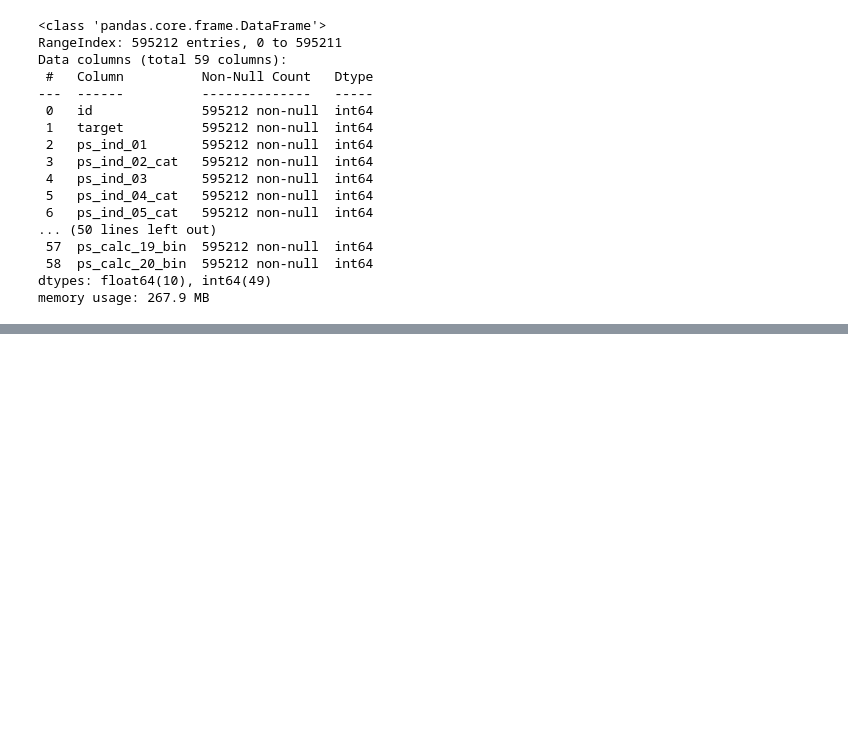
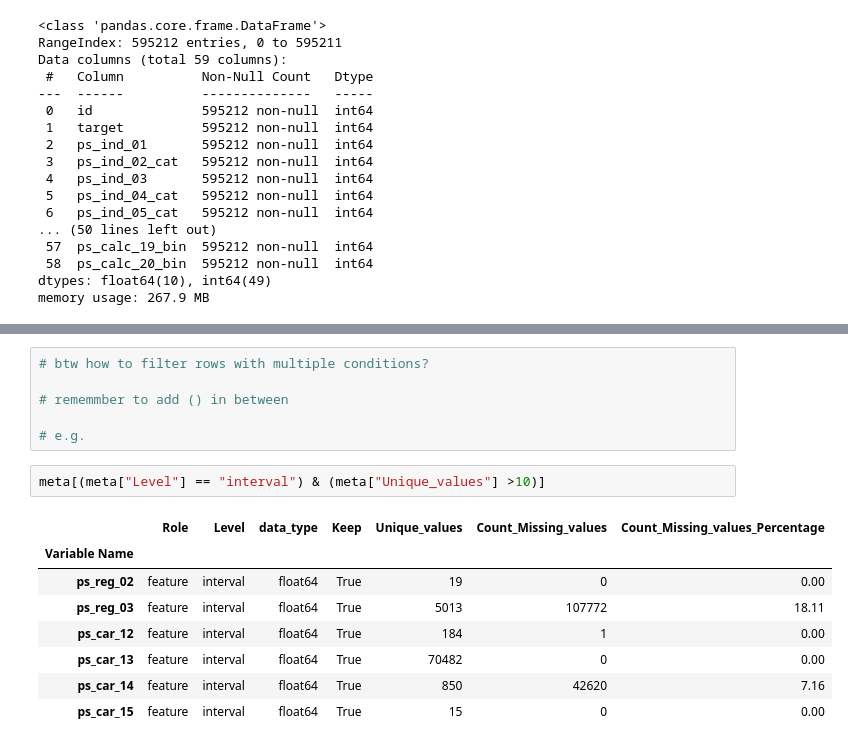
Before and after one commit to nichowu/Porto-Seguro-Safe-Driver-Prediction, a Jupyter notebook: porto-seguro-safe-driving.ipynb, the cells around one changed output, grey strips where cells are left out. Drawn from its saved outputs; the diff is of its cells as text; blank space fills up the shorter version.

```diff
--- a/porto-seguro-safe-driving.ipynb
+++ b/porto-seguro-safe-driving.ipynb
@@ -181,0 +358,17 @@ df_train.describe()
+# %%
+# btw how to filter rows with multiple conditions?
+
+# rememmber to add () in between
+
+# e.g.
+# %%
+meta[(meta["Level"] == "interval") & (meta["Unique_values"] >10)]
+# %% [output]
+|  | Role | Level | data_type | Keep | Unique_values | Count_Missing_values | Count_Missing_values_Percentage |
+| Variable Name |  |  |  |  |  |  |  |
+| ps_reg_02 | feature | interval | float64 | True | 19 | 0 | 0.00 |
+| ps_reg_03 | feature | interval | float64 | True | 5013 | 107772 | 18.11 |
+| ps_car_12 | feature | interval | float64 | True | 184 | 1 | 0.00 |
+| ps_car_13 | feature | interval | float64 | True | 70482 | 0 | 0.00 |
+| ps_car_14 | feature | interval | float64 | True | 850 | 42620 | 7.16 |
+| ps_car_15 | feature | interval | float64 | True | 15 | 0 | 0.00 |
```
Also changed, not shown: parts of 19 cells of this notebook.
